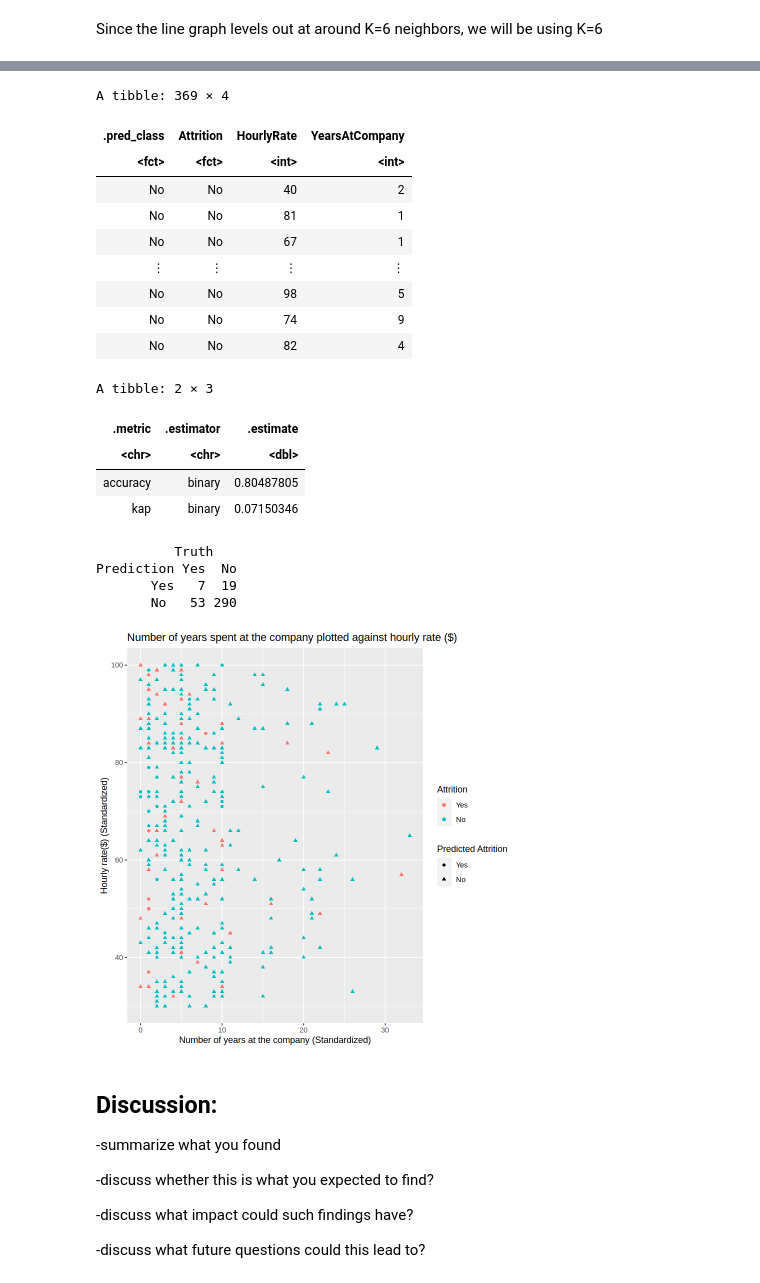
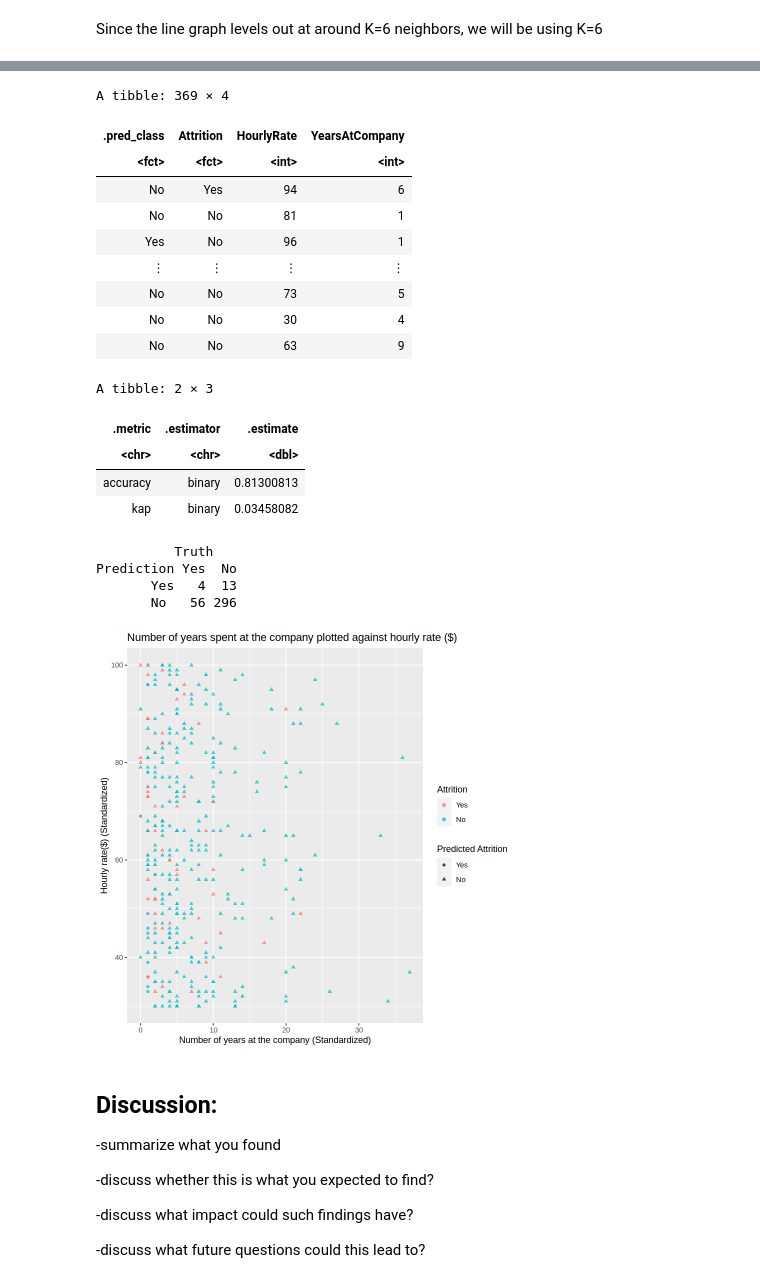
Before and after one commit to wenshanli1231/DSCI-Group-Project, a Jupyter notebook: Project Proposal.ipynb, the cells around one changed output, grey strips where cells are left out. Cells and saved outputs as stored; diff of their text form; code cells hidden in the pictures.

```diff
--- a/Project Proposal.ipynb
+++ b/Project Proposal.ipynb
@@ -187,7 +195,7 @@ accuracy_versus_k
 # %% [markdown]
 Since the line graph levels out at around K=6 neighbors, we will be using K=6
 # %%
-knn_spec <- nearest_neighbor(weight_func="rectangular",neighbors=6)|>
+knn_spec <- nearest_neighbor(weight_func="rectangular",neighbors=7)|>
                 set_engine("kknn")|>
                 set_mode("classification")
 # %%
@@ -224,13 +232,13 @@ attrition_test_predictions
 A tibble: 369 × 4
 | .pred_class | Attrition | HourlyRate | YearsAtCompany |
 | <fct> | <fct> | <int> | <int> |
-| No | No | 40 | 2 |
+| No | Yes | 94 | 6 |
 | No | No | 81 | 1 |
-| No | No | 67 | 1 |
+| Yes | No | 96 | 1 |
 | ⋮ | ⋮ | ⋮ | ⋮ |
-| No | No | 98 | 5 |
-| No | No | 74 | 9 |
-| No | No | 82 | 4 |
+| No | No | 73 | 5 |
+| No | No | 30 | 4 |
+| No | No | 63 | 9 |
 # %%
 attrition_prediction_accuracy <- attrition_test_predictions|>
                                     metrics(truth=Attrition,estimate=.pred_class)
@@ -239,8 +247,8 @@ attrition_prediction_accuracy
 A tibble: 2 × 3
 | .metric | .estimator | .estimate |
 | <chr> | <chr> | <dbl> |
-| accuracy | binary | 0.80487805 |
-| kap | binary | 0.07150346 |
+| accuracy | binary | 0.81300813 |
+| kap | binary | 0.03458082 |
 # %%
 at_mat <- attrition_test_predictions|>
                 conf_mat(truth=Attrition,estimate=.pred_class)
@@ -248,18 +256,18 @@ at_mat
 # %% [output]
           Truth
 Prediction Yes  No
-       Yes   7  19
-       No   53 290
+       Yes   4  13
+       No   56 296
 # %%
 attrition_prediction_plot <- ggplot(attrition_test_predictions, aes(x = YearsAtCompany, y = HourlyRate, colour = Attrition, shape = .pred_class)) +
-            geom_point(alpha = 1) +
+            geom_point(alpha = 0.7) +
             xlab("Number of years at the company (Standardized)") +
             ylab("Hourly rate($) (Standardized)") +
             labs(title = "Number of years spent at the company plotted against hourly rate ($)",shape="Predicted Attrition")
 
 attrition_prediction_plot
 # %% [output]
-[figure, old version]
+[figure, new version]
 # %% [markdown]
 ## Discussion:
 
```
Also changed, not shown: parts of 6 cells of this notebook.
